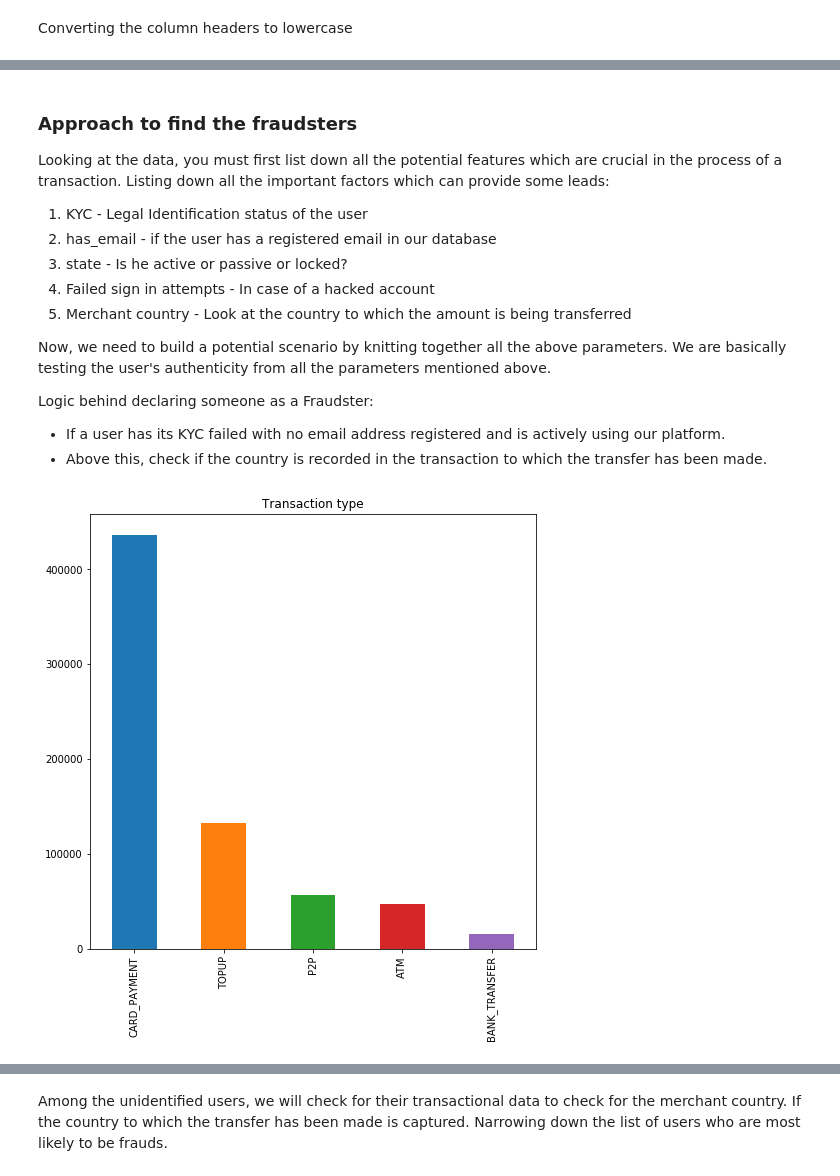
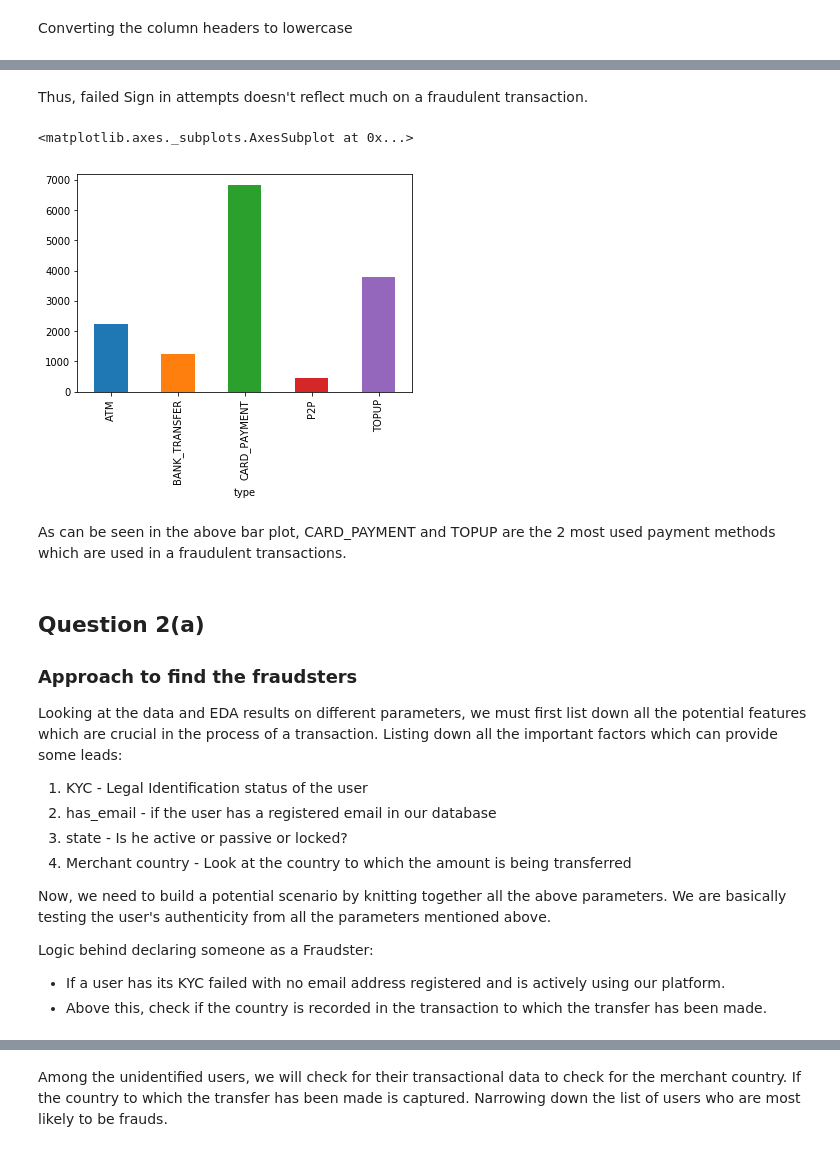
Before and after one commit to harshitcodes/fin_crime, a Jupyter notebook: find_fraudsters.ipynb, the cells around one changed output, grey strips where cells are left out. Drawn from its saved outputs; the diff is of its cells as text; code cells hidden in the pictures.

```diff
--- a/find_fraudsters.ipynb
+++ b/find_fraudsters.ipynb
@@ -68,12 +80,24 @@ fr_user_df.groupby('').count()['is_fraud']
+# %% [markdown]
+Thus, failed Sign in attempts doesn't reflect much on a fraudulent transaction.
+# %%
+# type of transactions relation to number of fraudulent transactions
+
+trans_df[trans_df['is_fraud']==1].groupby('type').count()['is_fraud'].plot(kind="bar")
+# %% [output]
+<matplotlib.axes._subplots.AxesSubplot at 0x...>
+[figure, added]
+# %% [markdown]
+As can be seen in the above bar plot, CARD_PAYMENT and TOPUP are the 2 most used payment methods which are used in a fraudulent transactions.
 # %% [markdown]
+## Question 2(a)
+
 ### Approach to find the fraudsters
 
-Looking at the data, you must first list down all the potential features which are crucial in the process of a transaction. Listing down all the important factors which can provide some leads:
+Looking at the data and EDA results on different parameters, we must first list down all the potential features which are crucial in the process of a transaction. Listing down all the important factors which can provide some leads:
 1. KYC - Legal Identification status of the user
 2. has_email - if the user has a registered email in our database
 3. state - Is he active or passive or locked?
-4. Failed sign in attempts - In case of a hacked account
-5. Merchant country - Look at the country to which the amount is being transferred
+4. Merchant country - Look at the country to which the amount is being transferred
 
 Now, we need to build a potential scenario by knitting together all the above parameters.
 We are basically testing the user's authenticity from all the parameters mentioned above.
@@ -81,12 +105,6 @@ We are basically testing the user's authenticity from all the parameters mention
 Logic behind declaring someone as a Fraudster:
 - If a user has its KYC failed with no email address registered and is actively using our platform.
 - Above this, check if the country is recorded in the transaction to which the transfer has been made.
-# %%
-f, ax = plt.subplots(1, 1, figsize=(8, 8))
-trans_df.type.value_counts().plot(kind='bar', title="Transaction type", ax=ax, figsize=(8,8))
-plt.show()
-# %% [output]
-[figure, removed]
 # %%
 # finding out all the unidentified users who have their KYC failed
 unidentified_df = users_df.query('kyc == "FAILED" and has_email == 0 and state == "ACTIVE"')
```
Also changed, not shown: parts of 32 cells of this notebook, 1 other file.
